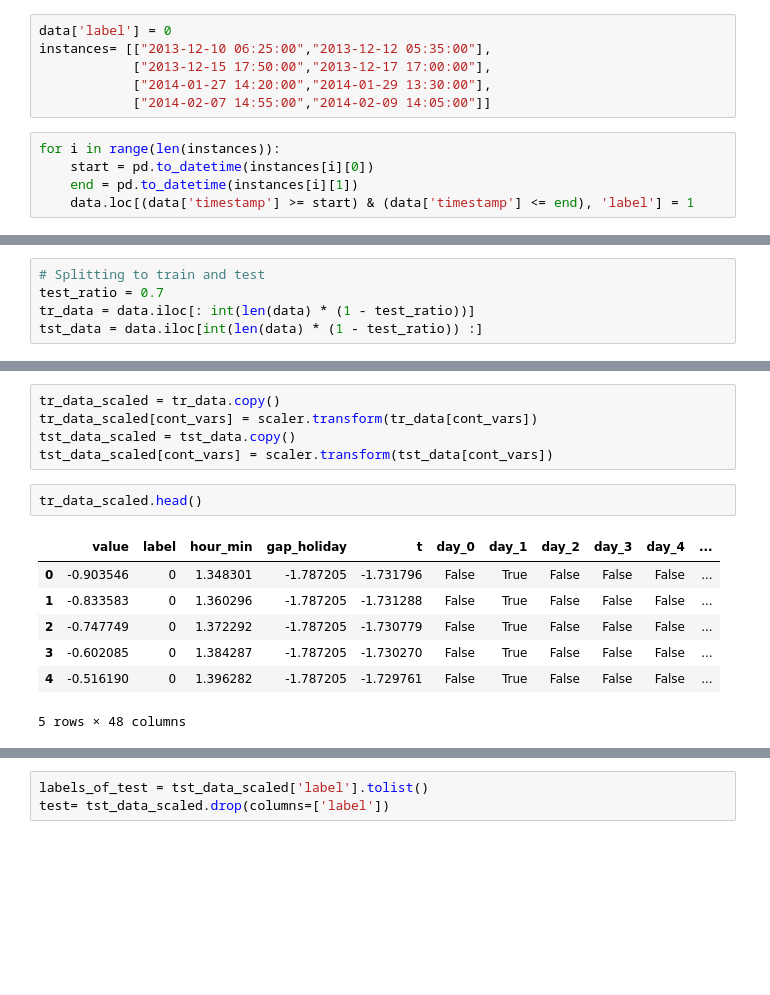
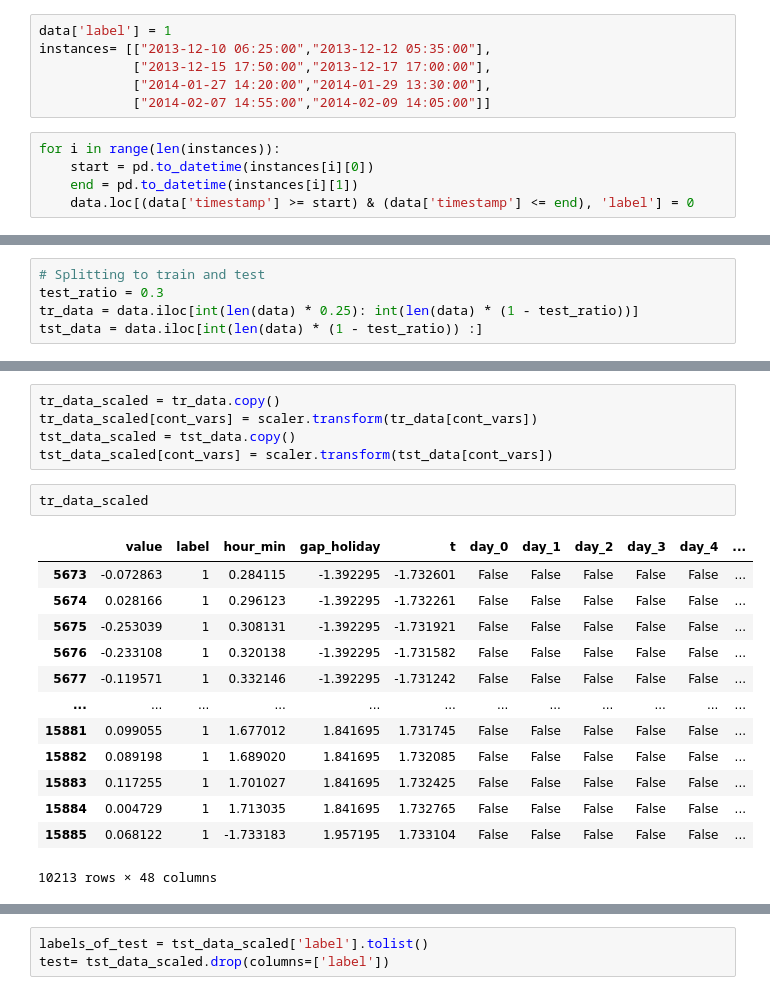
Before and after one commit to anjalianand10/VariationalAutoencodersForAnomalyDetection, a Jupyter notebook: VAE_for_NAB_Data.ipynb, the cells around one changed output, grey strips where cells are left out. Cells and saved outputs as stored; diff of their text form; blank space fills up the shorter version.

```diff
--- a/VAE_for_NAB_Data.ipynb
+++ b/VAE_for_NAB_Data.ipynb
@@ -48,7 +50,7 @@ plt.title("Original Dataset")
 Text(0.5, 1.0, 'Original Dataset')
 [figure]
 # %%
-data['label'] = 0
+data['label'] = 1
 instances= [["2013-12-10 06:25:00","2013-12-12 05:35:00"],
             ["2013-12-15 17:50:00","2013-12-17 17:00:00"],
             ["2014-01-27 14:20:00","2014-01-29 13:30:00"],
@@ -57,4 +59,4 @@ instances= [["2013-12-10 06:25:00","2013-12-12 05:35:00"],
 for i in range(len(instances)):
     start = pd.to_datetime(instances[i][0])
     end = pd.to_datetime(instances[i][1])
-    data.loc[(data['timestamp'] >= start) & (data['timestamp'] <= end), 'label'] = 1
+    data.loc[(data['timestamp'] >= start) & (data['timestamp'] <= end), 'label'] = 0
@@ -155,7 +170,7 @@ data
 # %%
 # Splitting to train and test
-test_ratio = 0.7
-tr_data = data.iloc[: int(len(data) * (1 - test_ratio))]
+test_ratio = 0.3
+tr_data = data.iloc[int(len(data) * 0.25): int(len(data) * (1 - test_ratio))]
 tst_data = data.iloc[int(len(data) * (1 - test_ratio)) :]
 # %%
 scaler = preprocessing.StandardScaler().fit(tr_data[cont_vars])
@@ -165,13 +180,19 @@ tr_data_scaled[cont_vars] = scaler.transform(tr_data[cont_vars])
 tst_data_scaled = tst_data.copy()
 tst_data_scaled[cont_vars] = scaler.transform(tst_data[cont_vars])
 # %%
-tr_data_scaled.head()
+tr_data_scaled
 # %% [output]
 |  | value | label | hour_min | gap_holiday | t | day_0 | day_1 | day_2 | day_3 | day_4 | ... |
-| 0 | -0.903546 | 0 | 1.348301 | -1.787205 | -1.731796 | False | True | False | False | False | ... |
-| 1 | -0.833583 | 0 | 1.360296 | -1.787205 | -1.731288 | False | True | False | False | False | ... |
-| 2 | -0.747749 | 0 | 1.372292 | -1.787205 | -1.730779 | False | True | False | False | False | ... |
-| 3 | -0.602085 | 0 | 1.384287 | -1.787205 | -1.730270 | False | True | False | False | False | ... |
-| 4 | -0.516190 | 0 | 1.396282 | -1.787205 | -1.729761 | False | True | False | False | False | ... |
+| 5673 | -0.072863 | 1 | 0.284115 | -1.392295 | -1.732601 | False | False | False | False | False | ... |
+| 5674 | 0.028166 | 1 | 0.296123 | -1.392295 | -1.732261 | False | False | False | False | False | ... |
+| 5675 | -0.253039 | 1 | 0.308131 | -1.392295 | -1.731921 | False | False | False | False | False | ... |
+| 5676 | -0.233108 | 1 | 0.320138 | -1.392295 | -1.731582 | False | False | False | False | False | ... |
+| 5677 | -0.119571 | 1 | 0.332146 | -1.392295 | -1.731242 | False | False | False | False | False | ... |
+| ... | ... | ... | ... | ... | ... | ... | ... | ... | ... | ... | ... |
+| 15881 | 0.099055 | 1 | 1.677012 | 1.841695 | 1.731745 | False | False | False | False | False | ... |
+| 15882 | 0.089198 | 1 | 1.689020 | 1.841695 | 1.732085 | False | False | False | False | False | ... |
+| 15883 | 0.117255 | 1 | 1.701027 | 1.841695 | 1.732425 | False | False | False | False | False | ... |
+| 15884 | 0.004729 | 1 | 1.713035 | 1.841695 | 1.732765 | False | False | False | False | False | ... |
+| 15885 | 0.068122 | 1 | -1.733183 | 1.957195 | 1.733104 | False | False | False | False | False | ... |
-5 rows × 48 columns
+10213 rows × 48 columns
 # %%
```
Also changed, not shown: parts of 24 cells of this notebook.
